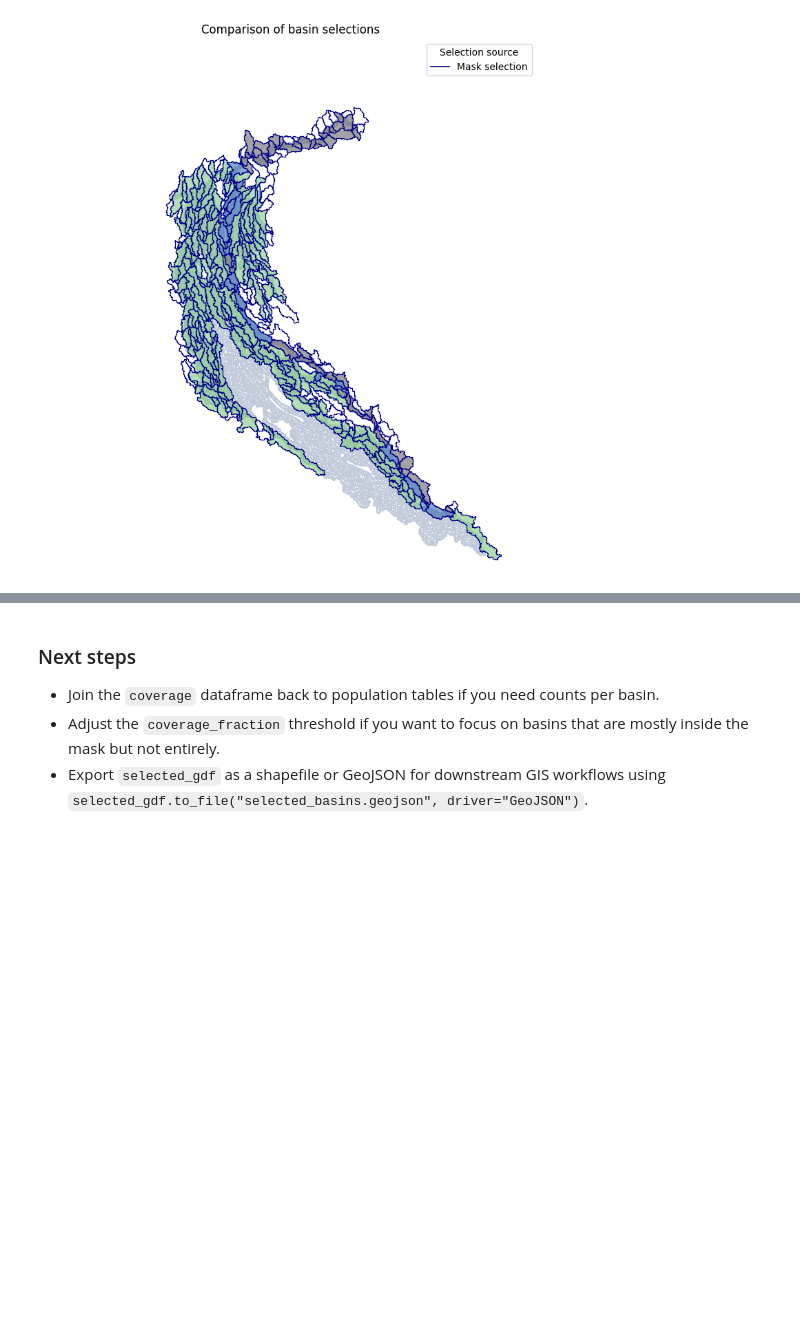
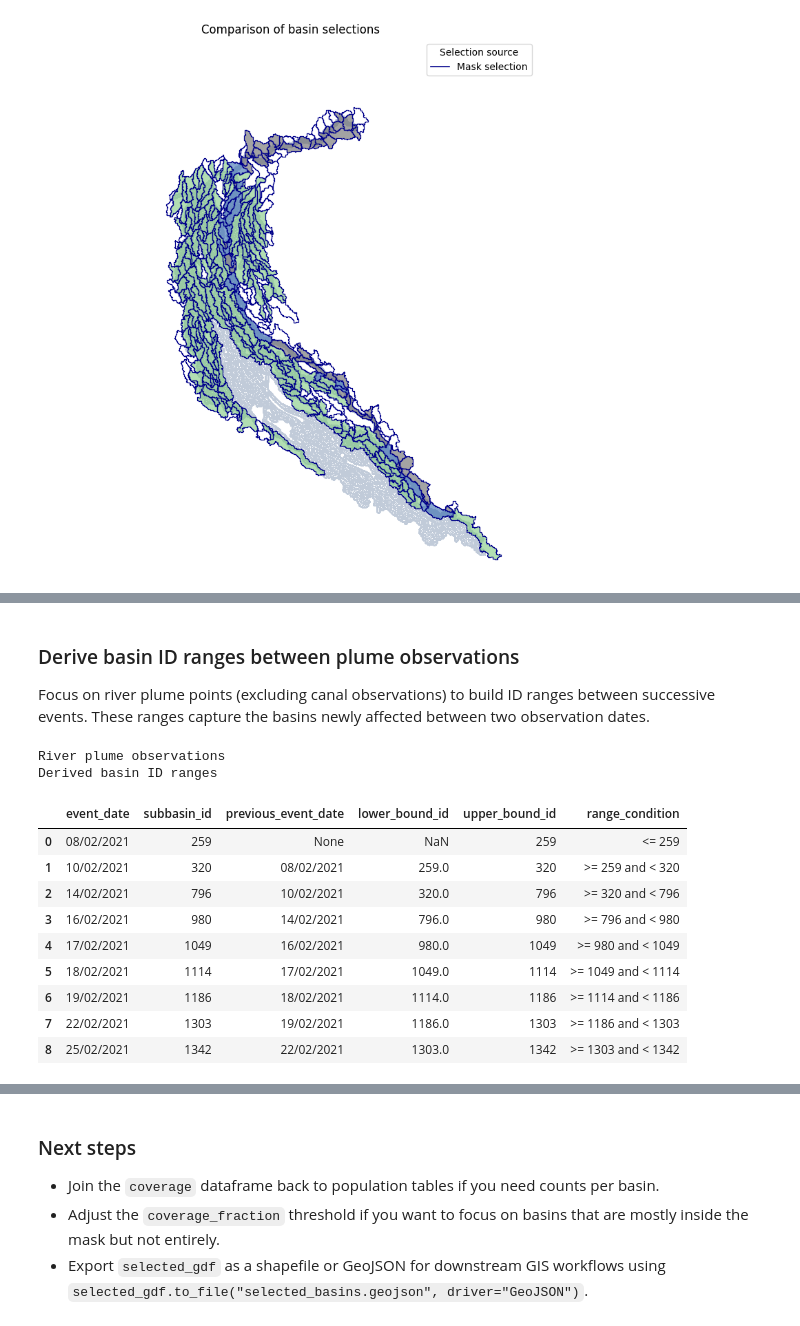
Before and after one commit to LSDtopotools/lsdstreamburn, a Jupyter notebook: population_basins/get_affected_population_area.ipynb, the cells around one changed output, grey strips where cells are left out. Drawn from its saved outputs; the diff is of its cells as text; code cells hidden in the pictures; blank space fills up the shorter version.

```diff
--- a/population_basins/get_affected_population_area.ipynb
+++ b/population_basins/get_affected_population_area.ipynb
@@ -337,0 +408,50 @@ plt.show()
+# %% [markdown]
+### Derive basin ID ranges between plume observations
+Focus on river plume points (excluding canal observations) to build ID ranges between successive events. These ranges capture the basins newly affected between two observation dates.
+# %%
+river_points = plume_points_proj[plume_points_proj["location_type"].str.lower() != "canal"].copy()
+river_points = river_points.dropna(subset=["subbasin_id"])
+river_points = river_points.sort_values("event_date").reset_index(drop=True)
+river_points["subbasin_id"] = river_points["subbasin_id"].astype(int)
+
+river_ranges = []
+prev_id = None
+prev_date = None
+for _, row in river_points.iterrows():
+    current_id = row["subbasin_id"]
+    current_date = row["event_date"]
+    if prev_id is None:
+        range_desc = f"<= {current_id}"
+        lower_bound = None
+    else:
+        range_desc = f">= {prev_id} and < {current_id}"
+        lower_bound = prev_id
+    river_ranges.append({
+        "event_date": current_date,
+        "subbasin_id": current_id,
+        "previous_event_date": prev_date,
+        "lower_bound_id": lower_bound,
+        "upper_bound_id": current_id,
+        "range_condition": range_desc,
+    })
+    prev_id = current_id
+    prev_date = current_date
+
+river_ranges_df = pd.DataFrame(river_ranges)
+print("River plume observations")
+river_points[["event_date", "location_type", "subbasin_id"]]
+print("Derived basin ID ranges")
+river_ranges_df
+# %% [output]
+River plume observations
+Derived basin ID ranges
+|  | event_date | subbasin_id | previous_event_date | lower_bound_id | upper_bound_id | range_condition |
+| 0 | 08/02/2021 | 259 | None | NaN | 259 | <= 259 |
+| 1 | 10/02/2021 | 320 | 08/02/2021 | 259.0 | 320 | >= 259 and < 320 |
+| 2 | 14/02/2021 | 796 | 10/02/2021 | 320.0 | 796 | >= 320 and < 796 |
+| 3 | 16/02/2021 | 980 | 14/02/2021 | 796.0 | 980 | >= 796 and < 980 |
+| 4 | 17/02/2021 | 1049 | 16/02/2021 | 980.0 | 1049 | >= 980 and < 1049 |
+| 5 | 18/02/2021 | 1114 | 17/02/2021 | 1049.0 | 1114 | >= 1049 and < 1114 |
+| 6 | 19/02/2021 | 1186 | 18/02/2021 | 1114.0 | 1186 | >= 1114 and < 1186 |
+| 7 | 22/02/2021 | 1303 | 19/02/2021 | 1186.0 | 1303 | >= 1186 and < 1303 |
+| 8 | 25/02/2021 | 1342 | 22/02/2021 | 1303.0 | 1342 | >= 1303 and < 1342 |
```
Also changed, not shown: parts of 8 cells of this notebook.
